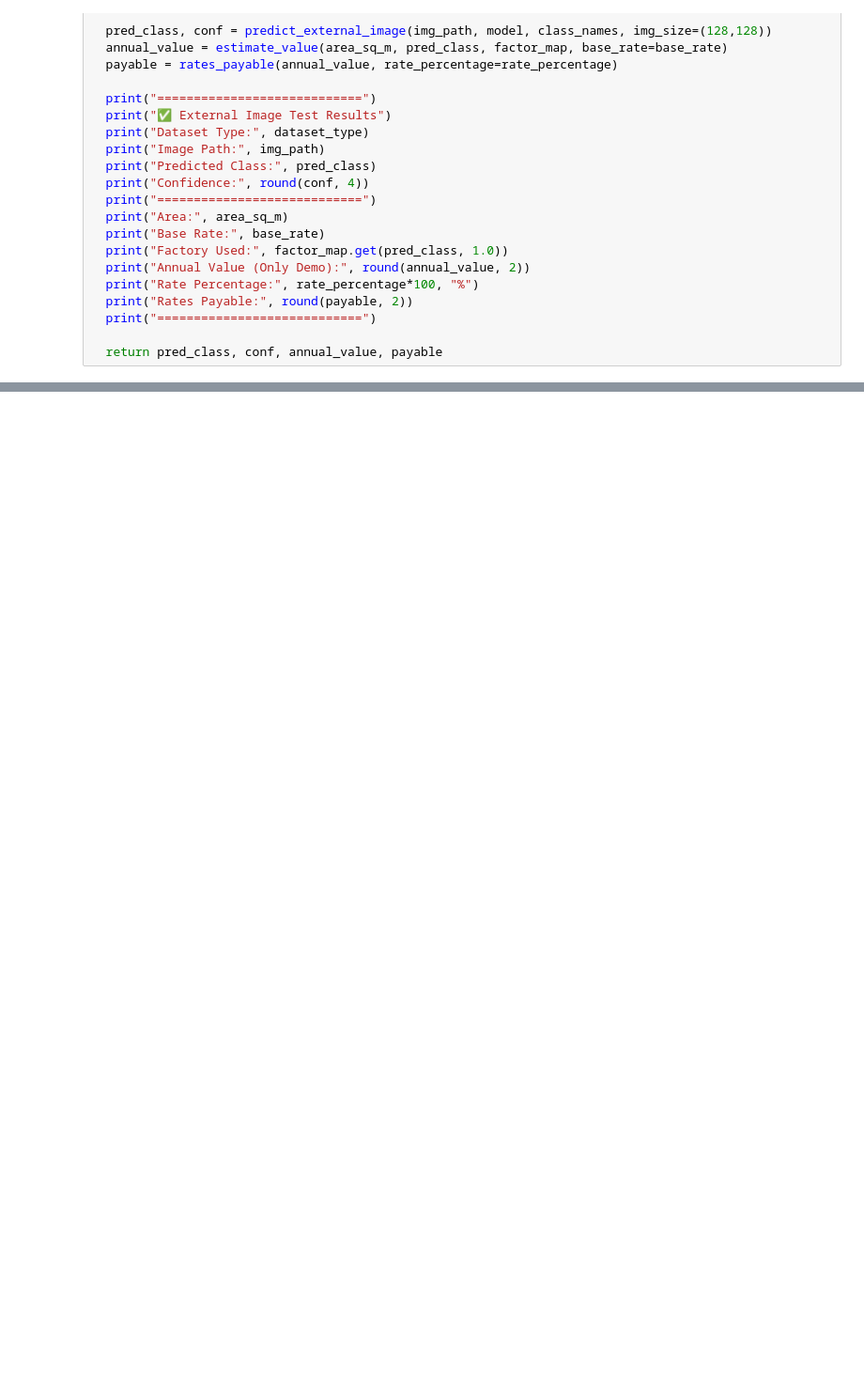
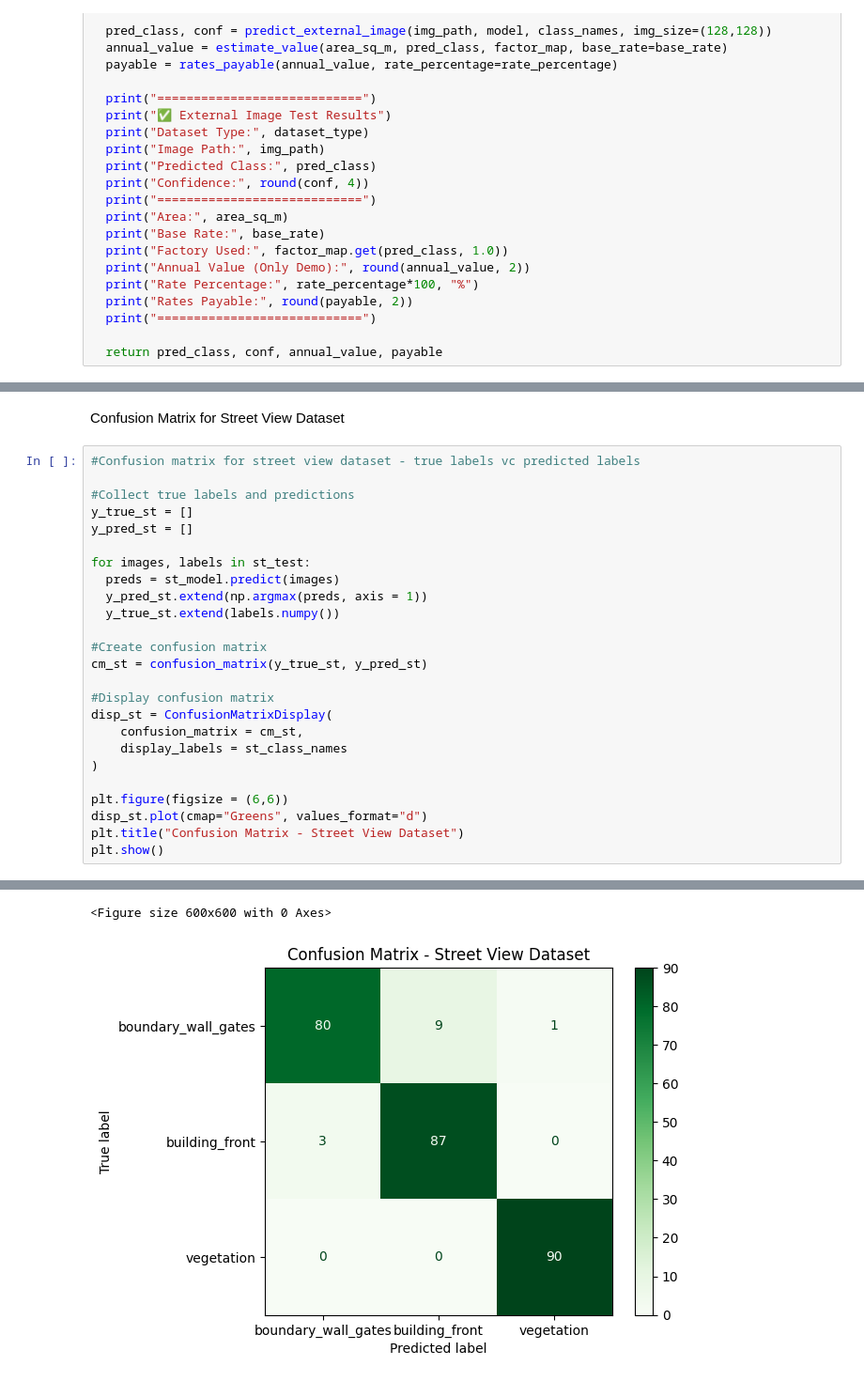
Before and after one commit to KaushaniHettiarachchige/RP_Rating_Valuation, a Jupyter notebook: Component_notebooks/RP_Kaushani.ipynb, the cells around one changed output, grey strips where cells are left out. Shown at 94% size. Saved outputs shown, nothing was run; the diff lists cells and outputs as text; blank space fills up the shorter version.

```diff
--- a/Component_notebooks/RP_Kaushani.ipynb
+++ b/Component_notebooks/RP_Kaushani.ipynb
@@ -480,0 +523,28 @@ Rates Payable: 22680.0
+# %% [markdown]
+Confusion Matrix for Street View Dataset
+# %%
+#Confusion matrix for street view dataset - true labels vc predicted labels
+
+#Collect true labels and predictions
+y_true_st = []
+y_pred_st = []
+
+for images, labels in st_test:
+  preds = st_model.predict(images)
+  y_pred_st.extend(np.argmax(preds, axis = 1))
+  y_true_st.extend(labels.numpy())
+
+#Create confusion matrix
+cm_st = confusion_matrix(y_true_st, y_pred_st)
+
+#Display confusion matrix
+disp_st = ConfusionMatrixDisplay(
+    confusion_matrix = cm_st,
+    display_labels = st_class_names
+)
+
+plt.figure(figsize = (6,6))
+disp_st.plot(cmap="Greens", values_format="d")
+plt.title("Confusion Matrix - Street View Dataset")
+plt.show()
+# %% [output]
@@ -480,0 +560,2 @@ Rates Payable: 22680.0
+<Figure size 600x600 with 0 Axes>
+[figure, added]
```
Also changed, not shown: parts of 13 cells of this notebook.
